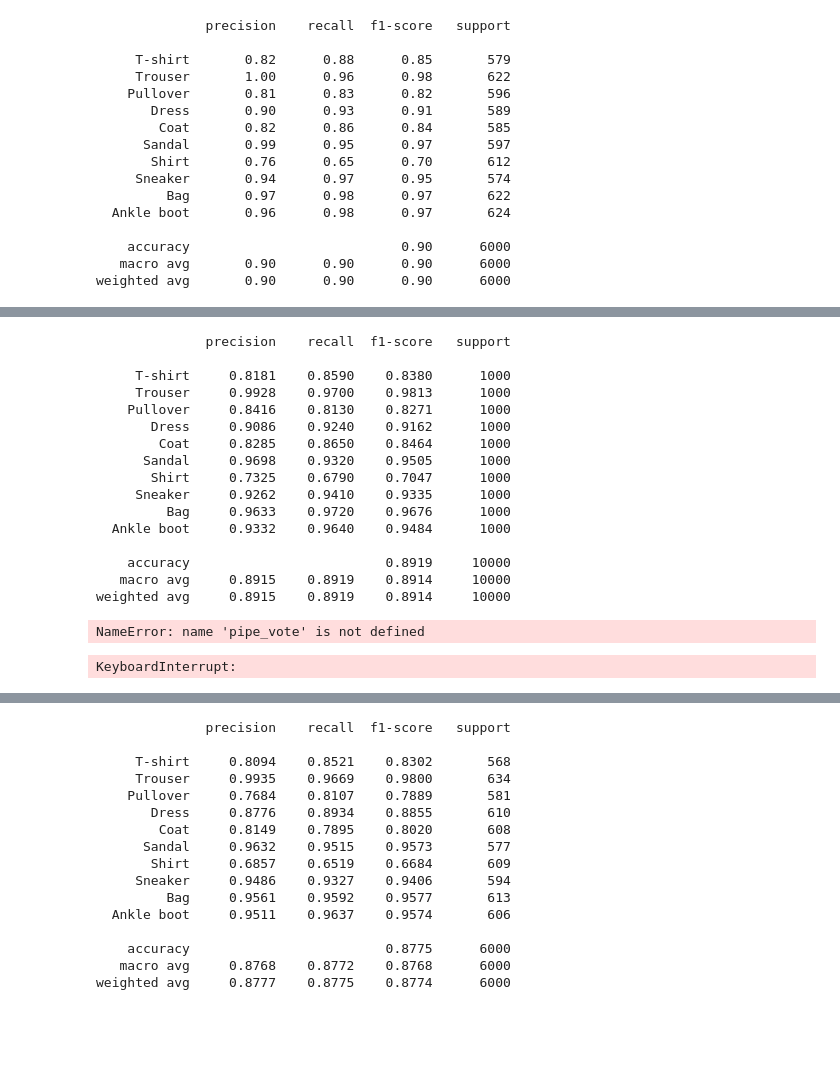
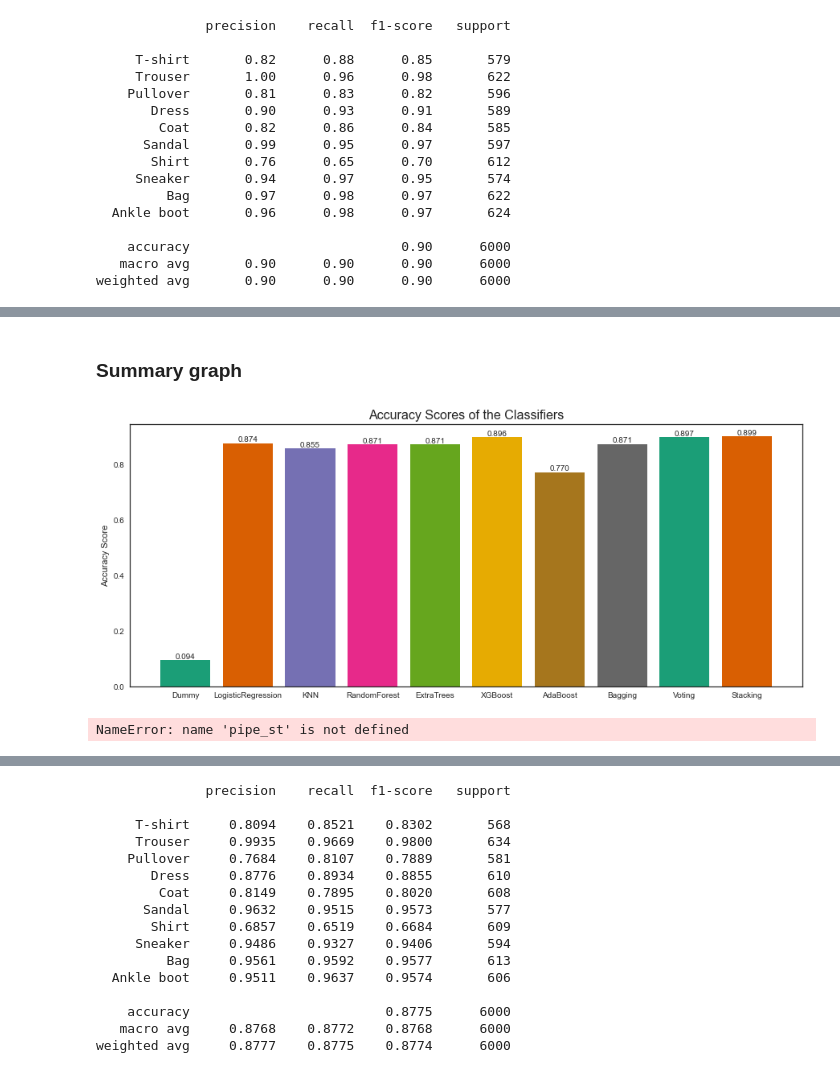
Before and after one commit to noamya-sh/Final-project-SemesterB, a Jupyter notebook: Fashion-Mnist.ipynb, the cells around one changed output, grey strips where cells are left out. Saved outputs shown, nothing was run; the diff lists cells and outputs as text; code cells hidden in the pictures; blank space fills up the shorter version.

Commit message:
bagging and adaboost

```diff
--- a/Fashion-Mnist.ipynb
+++ b/Fashion-Mnist.ipynb
@@ -453,37 +644,37 @@ weighted avg       0.90      0.90      0.90      6000
+# %% [markdown]
+### Summary graph
+# %%
+accuracyxgb=0.896
+accuracyst=0.899
+accuracyvo=0.897
+accuracybag=0.8713
+accuracyada=0.77
+accuracyet=0.8708
+accuracyrf=0.8706
+accuracyknn=0.874
+accuracylr=0.855
+accuracydum=0.094
+accArr = [accuracydum, accuracyknn, accuracylr, accuracyrf,accuracyet , accuracyxgb,accuracyada,accuracybag,
+                  accuracyvo, accuracyst]
+fig = plt.figure(figsize=(15,6))
+labels = ['Dummy','LogisticRegression','KNN', 'RandomForest','ExtraTrees','XGBoost','AdaBoost','Bagging', 'Voting','Stacking']
+my_cmap = plt.get_cmap("Dark2")
+rescale = lambda y: (y - np.min(y)) / (np.max(y) - np.min(y))
+ax=plt.bar(labels, accArr,color=my_cmap.colors)
+plt.ylabel("Accuracy Score")
+plt.title("Accuracy Scores of the Classifiers",fontdict={'fontsize':16})
+plt.bar_label(ax,fmt='%1.3f')
+plt.show()
+# %% [output]
+[figure, added]
 # %%
 final_x_test = np.array(df_te.iloc[:,1:])
 final_y_test = np.array(df_te.iloc[:,0])
 # %%
 final_x_test=pca.transform(final_x_test)
 # %%
-predfinal=pipe_vote2.predict(final_x_test)
+predfinal=pipe_st.predict(final_x_test)
 print(classification_report(final_y_test, predfinal, digits=4,target_names=class_names))
 # %% [output]
-              precision    recall  f1-score   support
-
-     T-shirt     0.8181    0.8590    0.8380      1000
-     Trouser     0.9928    0.9700    0.9813      1000
-    Pullover     0.8416    0.8130    0.8271      1000
-       Dress     0.9086    0.9240    0.9162      1000
-        Coat     0.8285    0.8650    0.8464      1000
-      Sandal     0.9698    0.9320    0.9505      1000
-       Shirt     0.7325    0.6790    0.7047      1000
-     Sneaker     0.9262    0.9410    0.9335      1000
-         Bag     0.9633    0.9720    0.9676      1000
-  Ankle boot     0.9332    0.9640    0.9484      1000
-
-    accuracy                         0.8919     10000
-   macro avg     0.8915    0.8919    0.8914     10000
-weighted avg     0.8915    0.8919    0.8914     10000
+NameError: name 'pipe_st' is not defined
-# %%
-predfinal2=pipe_vote.predict(final_x_test)
-print(classification_report(final_y_test, predfinal2, digits=4,target_names=class_names))
-# %% [output]
-NameError: name 'pipe_vote' is not defined
-# %%
-stacking_clf=StackingClassifier(estimators=[('pxgb',pipe_xgb),('prf',pipe_rf),('pet',pipe_et)])
-stacking_clf.fit(x_train_pca,y_train)
-stpred= stacking_clf.predict(x_test_pca)
-# %% [output]
-KeyboardInterrupt:
 # %%
```
Also changed, not shown: parts of 40 cells of this notebook.
